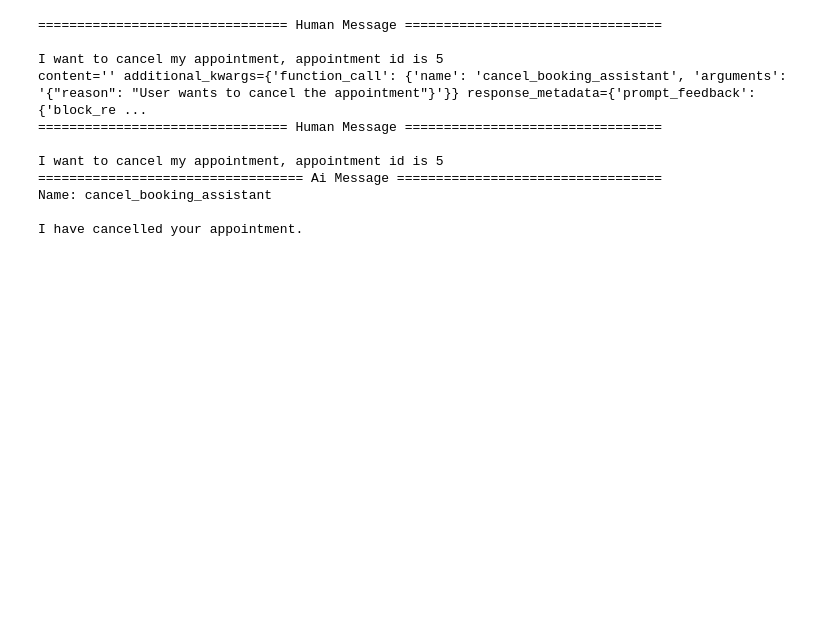
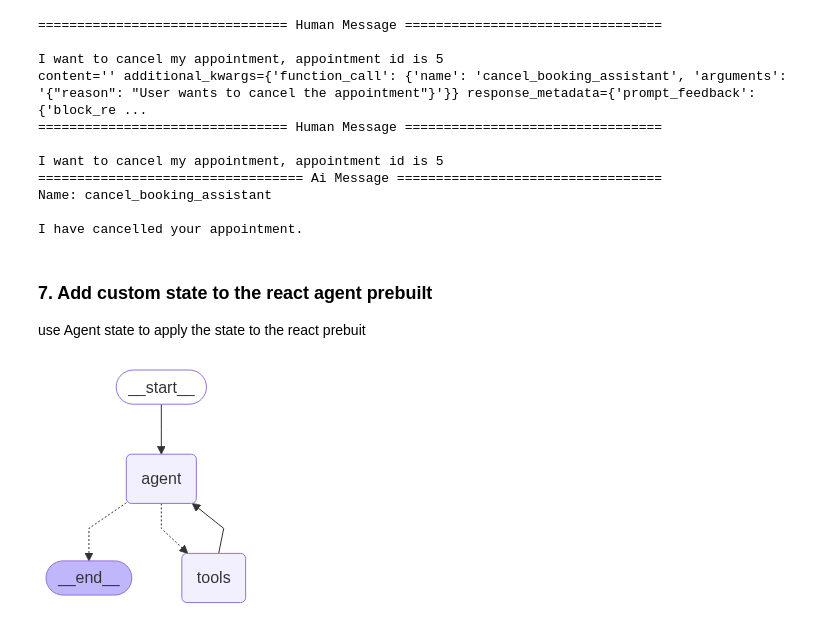
Before and after one commit to JHansiduYapa/Multi-Agent-System-for-Healthcare-Appointment-Booking, a Jupyter notebook: v2-agent/v2.2-agent.ipynb, the cells around one changed output. Saved outputs shown, nothing was run; the diff lists cells and outputs as text; code cells hidden in the pictures; blank space fills up the shorter version.

```diff
--- a/v2-agent/v2.2-agent.ipynb
+++ b/v2-agent/v2.2-agent.ipynb
@@ -77,7 +77,7 @@ def complete_task(state: Annotated[AgentState, InjectedState]):
     tool_calls = last_message.tool_calls[0]
     tool_call_id = tool_calls['id']
     return Command(
-        goto=END,
+        goto="route_state",
         update={"messages": [ToolMessage("success",tool_call_id=tool_call_id),], "dialog_state":"pop"}
     )
 # %% [markdown]
@@ -522,3 +604,25 @@ I want to cancel my appointment, appointment id is 5
 Name: cancel_booking_assistant
 
 I have cancelled your appointment.
+# %% [markdown]
+### 7. Add custom state to the react agent prebuilt
+
+use Agent state to apply the state to the react prebuit
+# %%
+# make a sub agent that specialized for cancel an appointment
+from IPython.display import Image, display
+from langgraph.prebuilt import create_react_agent, InjectedState
+
+tools = [search_appointment, cancel_appointment, complete_task]
+cancel_booking_assistant_node = create_react_agent(
+    model=llm,
+    tools=tools,
+    prompt="You are a cancel appointment booking assistant.before cancel an appointment, You should search for an appointment. If all task is completed call the complete_task.",
+    name="cancel_booking_assistant",
+    state_schema=State
+)
+
+# Show the agent
+display(Image(cancel_booking_assistant_node.get_graph().draw_mermaid_png()))
+# %% [output]
+[figure, added]
```
Also changed, not shown: parts of 17 cells of this notebook.
